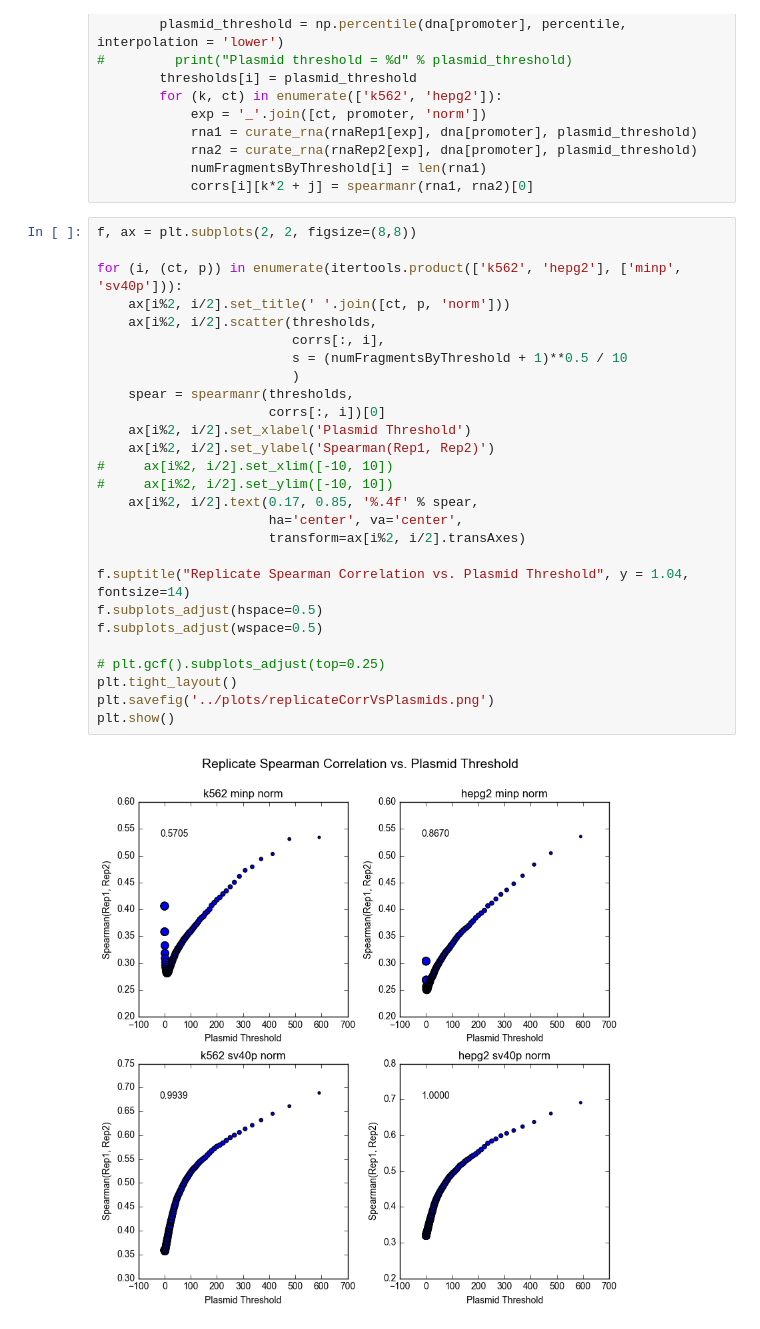
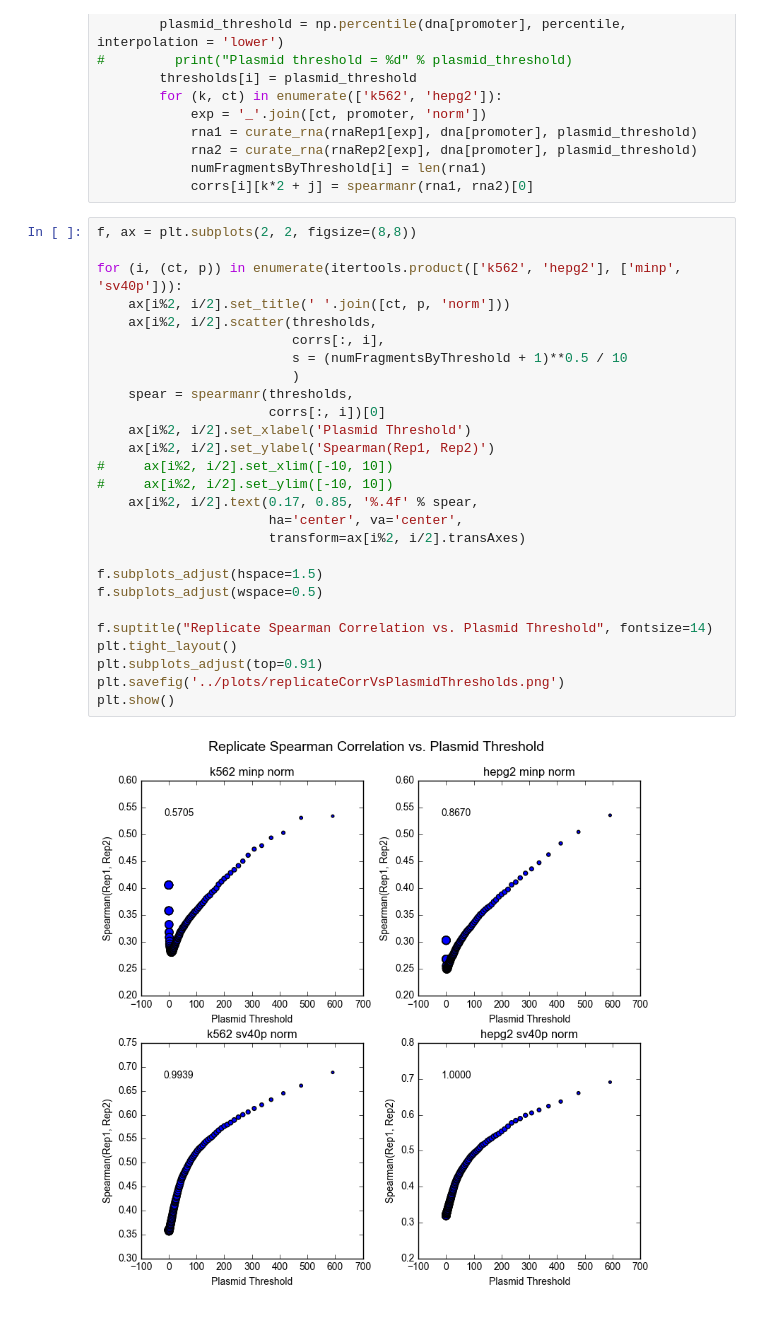
Before and after one commit to kundajelab/mpra, a Jupyter notebook: sharpr/scripts/Sharpr Data QC.ipynb, the cells around one changed output. Cells and saved outputs as stored; diff of their text form.

```diff
--- a/sharpr/scripts/Sharpr Data QC.ipynb
+++ b/sharpr/scripts/Sharpr Data QC.ipynb
@@ -234,32 +239,32 @@ for (i, percentile) in enumerate(percentiles):
 # %%
 f, ax = plt.subplots(2, 2, figsize=(8,8))
 
 for (i, (ct, p)) in enumerate(itertools.product(['k562', 'hepg2'], ['minp', 'sv40p'])):
     ax[i%2, i/2].set_title(' '.join([ct, p, 'norm']))
     ax[i%2, i/2].scatter(thresholds,
                          corrs[:, i],
                          s = (numFragmentsByThreshold + 1)**0.5 / 10
                          )
     spear = spearmanr(thresholds,
                       corrs[:, i])[0]
     ax[i%2, i/2].set_xlabel('Plasmid Threshold')
     ax[i%2, i/2].set_ylabel('Spearman(Rep1, Rep2)')
 #     ax[i%2, i/2].set_xlim([-10, 10])
 #     ax[i%2, i/2].set_ylim([-10, 10])
     ax[i%2, i/2].text(0.17, 0.85, '%.4f' % spear,
                       ha='center', va='center',
                       transform=ax[i%2, i/2].transAxes)
 
-f.suptitle("Replicate Spearman Correlation vs. Plasmid Threshold", y = 1.04, fontsize=14)
-f.subplots_adjust(hspace=0.5)
+f.subplots_adjust(hspace=1.5)
 f.subplots_adjust(wspace=0.5)
 
-# plt.gcf().subplots_adjust(top=0.25)
+f.suptitle("Replicate Spearman Correlation vs. Plasmid Threshold", fontsize=14)
 plt.tight_layout()
-plt.savefig('../plots/replicateCorrVsPlasmids.png')
+plt.subplots_adjust(top=0.91)
+plt.savefig('../plots/replicateCorrVsPlasmidThresholds.png')
 plt.show()
 # %% [output]
-[figure, old version]
+[figure, new version]
 # %%
 f, ax = plt.subplots(2, 2, figsize = (8, 8))
 
```
Also changed, not shown: parts of 24 cells of this notebook, 27 other files.
